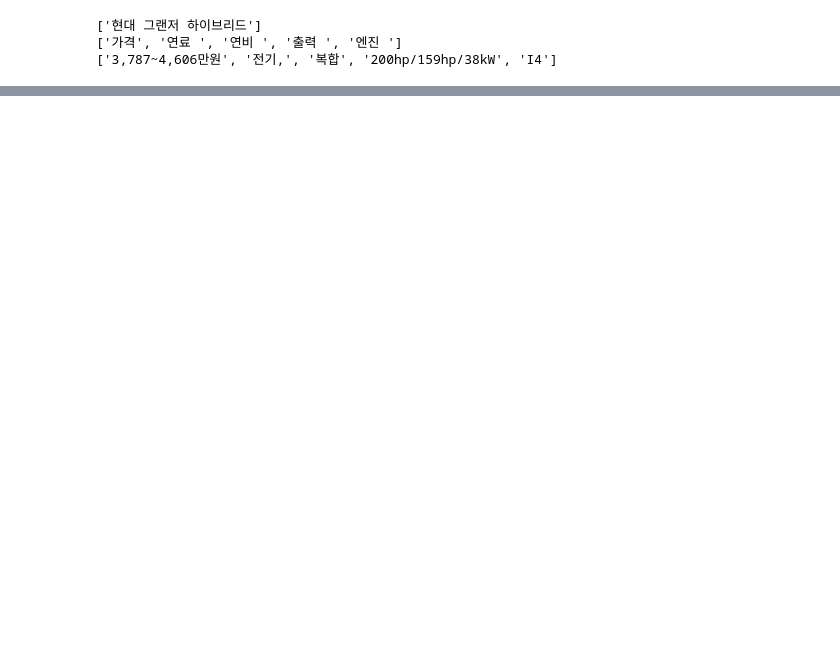
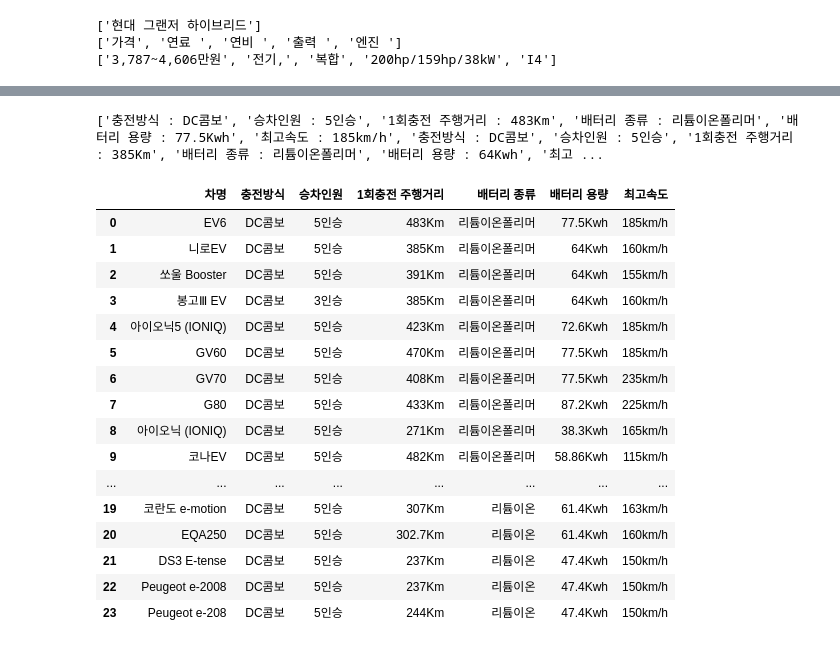
Before and after one commit to JIDONGJU/StudyPython22, a Jupyter notebook: 220614~/11day~/전기차_크롤링.ipynb, the cells around one changed output, grey strips where cells are left out. Saved outputs shown, nothing was run; the diff lists cells and outputs as text; code cells hidden in the pictures; blank space fills up the shorter version.

```diff
--- a/220614~/11day~/전기차_크롤링.ipynb
+++ b/220614~/11day~/전기차_크롤링.ipynb
@@ -111,0 +127,9 @@ time.sleep(2)
+# %%
+# 제조사 이름 가져오기
+factori_1 = []
+
+for i in range(0, 10, 1):
+    factori = soup.select('#contents > div > div.sub_tab_wrap2 > ul > li')
+    factori_1.append(factori[i].text)
+
+print(factori_1)
@@ -111,0 +171,9 @@ time.sleep(2)
+# %%
+# 전기차 이름 가져오기
+names = []
+
+for i in range(0, 24, 1):
+    name = soup.select('div.car_list_txt > h6')
+    names.append(name[i].text)
+
+print(names)
@@ -111,0 +182,3 @@ time.sleep(2)
+# %%
+car = pd.DataFrame(names)
+car
@@ -111,0 +203,40 @@ time.sleep(2)
+# %%
+# 전기차 스펙 가져오기
+contants = []
+
+for i in range(0, 144,1):
+    contant = soup.select('div.car_list_txt > ul.blue_dot02 > li')
+    contants.append(contant[i].text)
+
+print(contants)
+# %% [output]
+['충전방식 : DC콤보', '승차인원 : 5인승', '1회충전 주행거리 : 483Km', '배터리 종류 : 리튬이온폴리머', '배터리 용량 : 77.5Kwh', '최고속도 : 185km/h', '충전방식 : DC콤보', '승차인원 : 5인승', '1회충전 주행거리 : 385Km', '배터리 종류 : 리튬이온폴리머', '배터리 용량 : 64Kwh', '최고 ...
+# %%
+# contants 내용을 주제별로 나눠서 차종마다 concat
+for i in range(0, 6, 1):
+    globals()['contants_{}'.format(i)] = []
+    globals()['contants_{}'.format(i)] = contants[i:144:6]
+    globals()['contants_{}'.format(i)] = pd.DataFrame(globals()['contants_{}'.format(i)])
+    globals()['contants_{}'.format(i)] = globals()['contants_{}'.format(i)][0].str.split(' :').str[1]
+
+ele_car = pd.concat([car, contants_0,contants_1,contants_2,contants_3,contants_4,contants_5], axis=1)
+ele_car.columns = ['차명', '충전방식', '승차인원', '1회충전 주행거리', '배터리 종류', '배터리 용량', '최고속도']
+ele_car
+# %% [output]
+|  | 차명 | 충전방식 | 승차인원 | 1회충전 주행거리 | 배터리 종류 | 배터리 용량 | 최고속도 |
+| 0 | EV6 | DC콤보 | 5인승 | 483Km | 리튬이온폴리머 | 77.5Kwh | 185km/h |
+| 1 | 니로EV | DC콤보 | 5인승 | 385Km | 리튬이온폴리머 | 64Kwh | 160km/h |
+| 2 | 쏘울 Booster | DC콤보 | 5인승 | 391Km | 리튬이온폴리머 | 64Kwh | 155km/h |
+| 3 | 봉고Ⅲ EV | DC콤보 | 3인승 | 385Km | 리튬이온폴리머 | 64Kwh | 160km/h |
+| 4 | 아이오닉5 (IONIQ) | DC콤보 | 5인승 | 423Km | 리튬이온폴리머 | 72.6Kwh | 185km/h |
+| 5 | GV60 | DC콤보 | 5인승 | 470Km | 리튬이온폴리머 | 77.5Kwh | 185km/h |
+| 6 | GV70 | DC콤보 | 5인승 | 408Km | 리튬이온폴리머 | 77.5Kwh | 235km/h |
+| 7 | G80 | DC콤보 | 5인승 | 433Km | 리튬이온폴리머 | 87.2Kwh | 225km/h |
+| 8 | 아이오닉 (IONIQ) | DC콤보 | 5인승 | 271Km | 리튬이온폴리머 | 38.3Kwh | 165km/h |
+| 9 | 코나EV | DC콤보 | 5인승 | 482Km | 리튬이온폴리머 | 58.86Kwh | 115km/h |
+| ... | ... | ... | ... | ... | ... | ... | ... |
+| 19 | 코란도 e-motion | DC콤보 | 5인승 | 307Km | 리튬이온 | 61.4Kwh | 163km/h |
+| 20 | EQA250 | DC콤보 | 5인승 | 302.7Km | 리튬이온 | 61.4Kwh | 160km/h |
+| 21 | DS3 E-tense | DC콤보 | 5인승 | 237Km | 리튬이온 | 47.4Kwh | 150km/h |
+| 22 | Peugeot e-2008 | DC콤보 | 5인승 | 237Km | 리튬이온 | 47.4Kwh | 150km/h |
+| 23 | Peugeot e-208 | DC콤보 | 5인승 | 244Km | 리튬이온 | 47.4Kwh | 150km/h |
```
Also changed, not shown: parts of 12 cells of this notebook, 13 other files.
